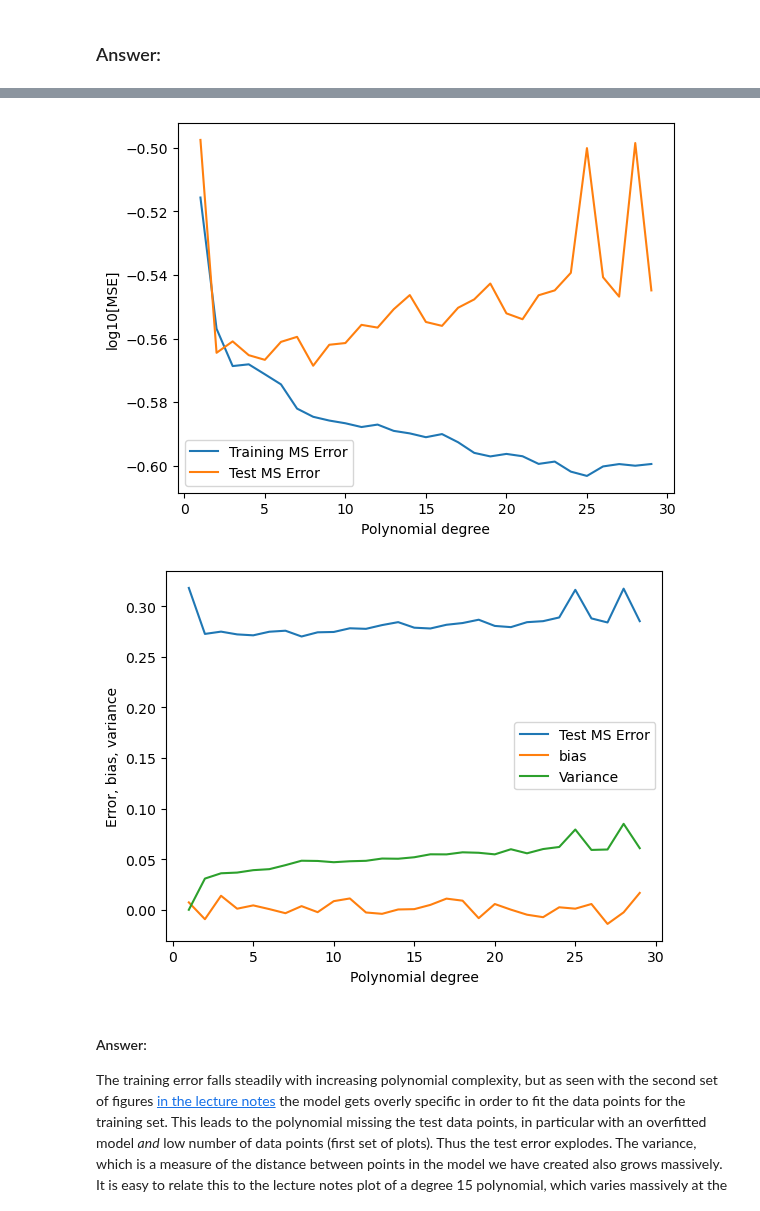
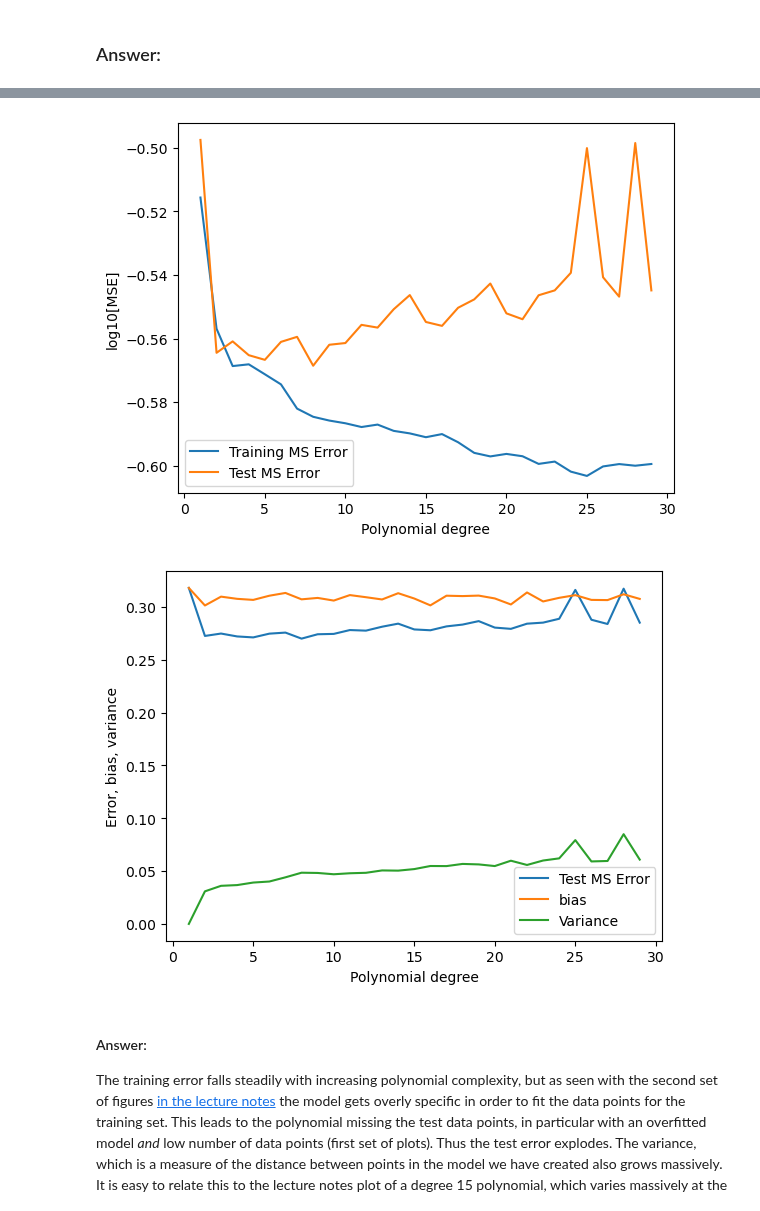
Before and after one commit to ericludvigs/MachineLearning, a Jupyter notebook: work/exercisesweek38.ipynb, the cells around one changed output, grey strips where cells are left out. Saved outputs shown, nothing was run; the diff lists cells and outputs as text; code cells hidden in the pictures.

```diff
--- a/work/exercisesweek38.ipynb
+++ b/work/exercisesweek38.ipynb
@@ -175,7 +175,7 @@ for polydegree in range(1, Maxpolydegree):
         ytilde = model.predict(x_test)
         testerror[polydegree] += mean_squared_error(y_test, ytilde)
         trainingerror[polydegree] += mean_squared_error(y_train, ypred)
-        bias[polydegree] += np.mean(y_test - ytilde)
+        bias[polydegree] += np.mean((y_test - np.mean(ytilde))**2)
         variance[polydegree] += np.var(ytilde)
 
     testerror[polydegree] /= n_boostraps
@@ -251,7 +251,7 @@ for polydegree in range(1, Maxpolydegree):
         ytilde = model.predict(x_test)
         testerror[polydegree] += mean_squared_error(y_test, ytilde)
         trainingerror[polydegree] += mean_squared_error(y_train, ypred)
-        bias[polydegree] += np.mean(y_test - ytilde)
+        bias[polydegree] += np.mean((y_test - np.mean(ytilde))**2)
         variance[polydegree] += np.var(ytilde)
 
     testerror[polydegree] /= n_boostraps
@@ -326,39 +326,39 @@ for polydegree in range(1, Maxpolydegree):
         ytilde = model.predict(x_test)
         testerror[polydegree] += mean_squared_error(y_test, ytilde)
         trainingerror[polydegree] += mean_squared_error(y_train, ypred)
-        bias[polydegree] += np.mean((y_test - ytilde))
+        bias[polydegree] += np.mean((y_test - np.mean(ytilde))**2)
         variance[polydegree] += np.var(ytilde)
 
     testerror[polydegree] /= n_boostraps
     trainingerror[polydegree] /= n_boostraps
     bias[polydegree] /= n_boostraps
     variance[polydegree] /= n_boostraps
 
     if enable_prints:
         print("Degree of polynomial: %3d"% polynomial[polydegree])
         print("Mean squared error on training data: %.8f" % trainingerror[polydegree])
         print("Mean squared error on test data: %.8f" % testerror[polydegree])
 
 # exclude 0th datapoint which is uninteresting anyway (0 degree polynomial, just fitting 1s) and causes division by zero errors in plotting
 plt.plot(polynomial[1:], np.log10(trainingerror[1:]), label='Training MS Error')
 plt.plot(polynomial[1:], np.log10(testerror[1:]), label='Test MS Error')
 
 plt.xlabel('Polynomial degree')
 plt.ylabel('log10[MSE]')
 plt.legend()
 plt.show()
 
 # new plot
 plt.plot(polynomial[1:], testerror[1:], label='Test MS Error')
 plt.plot(polynomial[1:], bias[1:], label='bias')
 plt.plot(polynomial[1:], variance[1:], label='Variance')
 plt.xlabel('Polynomial degree')
 plt.ylabel('Error, bias, variance')
 plt.legend()
 plt.show()
 # %% [output]
 [figure]
-[figure, old version]
+[figure, new version]
 # %% [markdown]
 #### Answer:
 The training error falls steadily with increasing polynomial complexity, but as seen with the second set of figures [in the lecture notes](https://compphysics.github.io/MachineLearning/doc/LectureNotes/_build/html/chapter3.html#the-bias-variance-tradeoff) the model gets overly specific in order to fit the data points for the training set. This leads to the polynomial missing the test data points, in particular with an overfitted model *and* low number of data points (first set of plots). Thus the test error explodes. The variance, which is a measure of the distance between points in the model we have created also grows massively. It is easy to relate this to the lecture notes plot of a degree 15 polynomial, which varies massively at the beginning.
```
Also changed, not shown: parts of 2 cells of this notebook.
